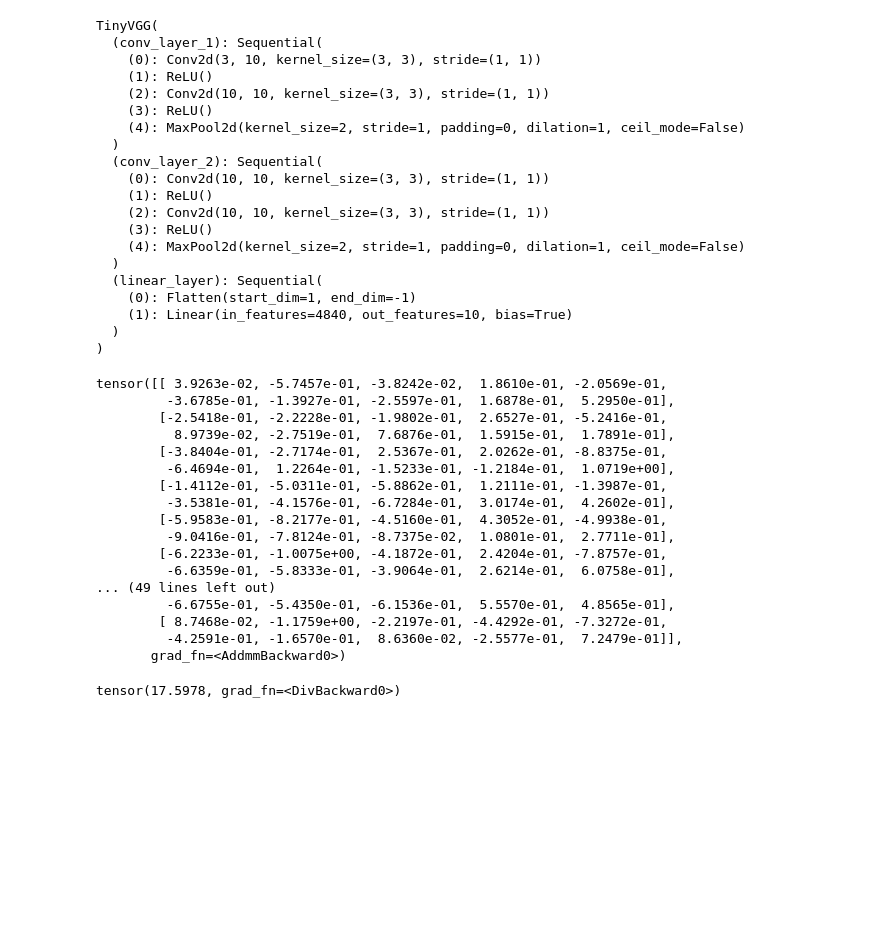
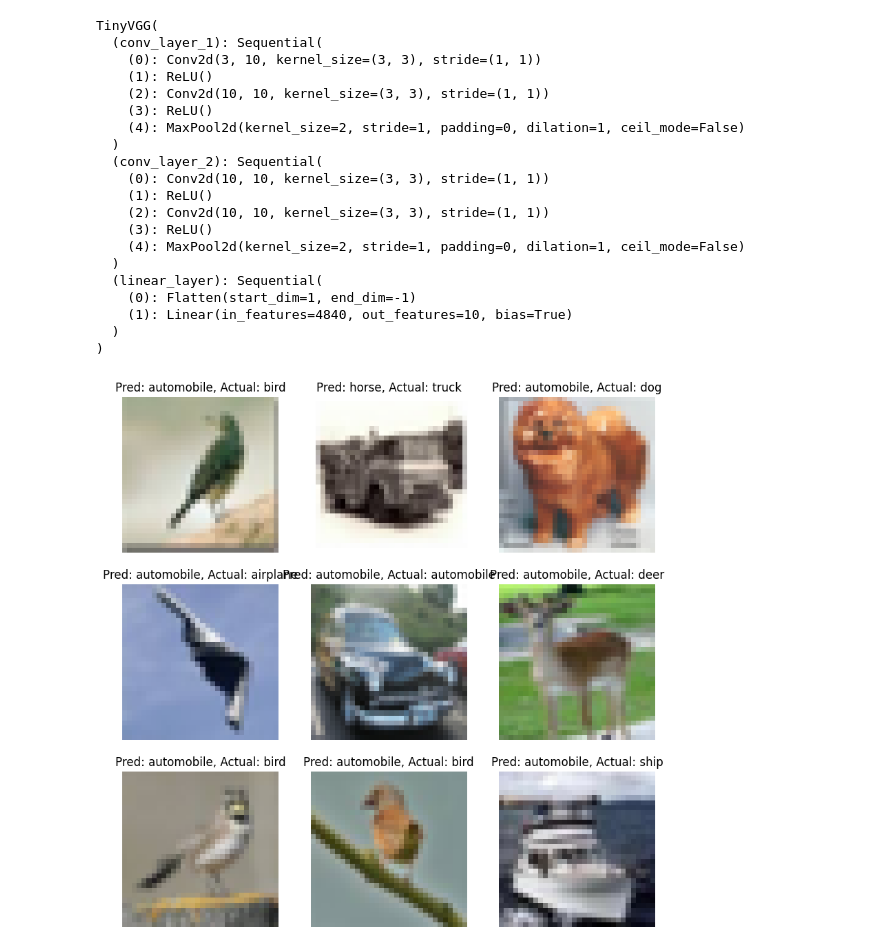
Before and after one commit to gad497/PyTorch_practice, a Jupyter notebook: Cifar10.ipynb, the cells around one changed output. Cells and saved outputs as stored; diff of their text form; code cells hidden in the pictures; blank space fills up the shorter version.

Commit message:
* final output of TinyVGG Model on CIFAR10 dataset * added accuracy funtion for test pass * added randomplot funtion

```diff
--- a/Cifar10.ipynb
+++ b/Cifar10.ipynb
@@ -43,0 +12,12 @@ Transform: Compose(
+# %%
+data_path = Path("data")
+image_path = data_path / "CIFAR10"
+train_data = torchvision.datasets.CIFAR10(root=image_path,
+                                         train=True,
+                                         download=True,
+                                         transform=transforms.ToTensor())
+test_data = torchvision.datasets.CIFAR10(root=image_path,
+                                         train=False,
+                                         download=True,
+                                        transform=transforms.ToTensor())
+print(train_data, test_data)
@@ -142,23 +136,21 @@ TinyVGG(
     (1): Linear(in_features=4840, out_features=10, bias=True)
   )
 )
-# %%
-model1(image_batch)
-# %% [output]
-tensor([[ 3.9263e-02, -5.7457e-01, -3.8242e-02,  1.8610e-01, -2.0569e-01,
-         -3.6785e-01, -1.3927e-01, -2.5597e-01,  1.6878e-01,  5.2950e-01],
-        [-2.5418e-01, -2.2228e-01, -1.9802e-01,  2.6527e-01, -5.2416e-01,
-          8.9739e-02, -2.7519e-01,  7.6876e-01,  1.5915e-01,  1.7891e-01],
-        [-3.8404e-01, -2.7174e-01,  2.5367e-01,  2.0262e-01, -8.8375e-01,
-         -6.4694e-01,  1.2264e-01, -1.5233e-01, -1.2184e-01,  1.0719e+00],
-        [-1.4112e-01, -5.0311e-01, -5.8862e-01,  1.2111e-01, -1.3987e-01,
-         -3.5381e-01, -4.1576e-01, -6.7284e-01,  3.0174e-01,  4.2602e-01],
-        [-5.9583e-01, -8.2177e-01, -4.5160e-01,  4.3052e-01, -4.9938e-01,
-         -9.0416e-01, -7.8124e-01, -8.7375e-02,  1.0801e-01,  2.7711e-01],
-        [-6.2233e-01, -1.0075e+00, -4.1872e-01,  2.4204e-01, -7.8757e-01,
-         -6.6359e-01, -5.8333e-01, -3.9064e-01,  2.6214e-01,  6.0758e-01],
-... (49 lines left out)
-         -6.6755e-01, -5.4350e-01, -6.1536e-01,  5.5570e-01,  4.8565e-01],
-        [ 8.7468e-02, -1.1759e+00, -2.2197e-01, -4.4292e-01, -7.3272e-01,
-         -4.2591e-01, -1.6570e-01,  8.6360e-02, -2.5577e-01,  7.2479e-01]],
-       grad_fn=<AddmmBackward0>)
+# %%
+def random_predictions():
+    fig = plt.figure(figsize=(10,10))
+    rows, cols = 3,3
+    for i in range(1,rows*cols+1):
+        rand_int = torch.randint(0,len(test_data),size=[1]).item()
+        rand_img, rand_lbl = test_data[rand_int]
+        y_pred = model1(rand_img.unsqueeze(dim=0)).argmax(dim=1)
+        pred_class = test_data.classes[y_pred]
+        rand_class = test_data.classes[rand_lbl]
+        fig.add_subplot(rows,cols,i)
+        plt.imshow(rand_img.permute(1,2,0))
+        plt.title(f"Pred: {pred_class}, Actual: {rand_class}")
+        plt.axis(False)
+# %%
+random_predictions()
+# %% [output]
+[figure, added]
@@ -178,7 +175,3 @@ def train_pass(model: torch.nn.Module,
         optimizer.step()
     train_loss = train_loss/len(dataloader)
     return train_loss
-# %%
-train_pass(model1, [(image_batch, label_batch)], nn.CrossEntropyLoss(), torch.optim.SGD(params=model1.parameters(), lr=0.1))
-# %% [output]
-tensor(17.5978, grad_fn=<DivBackward0>)
```
Also changed, not shown: parts of 10 cells of this notebook.
